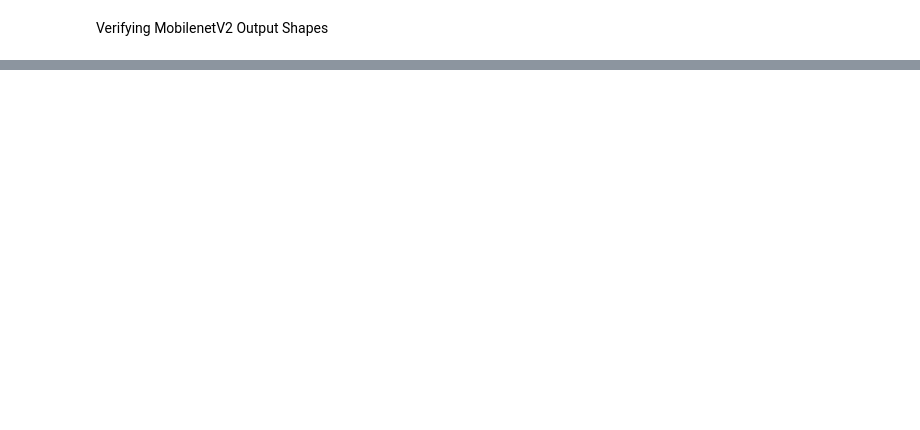
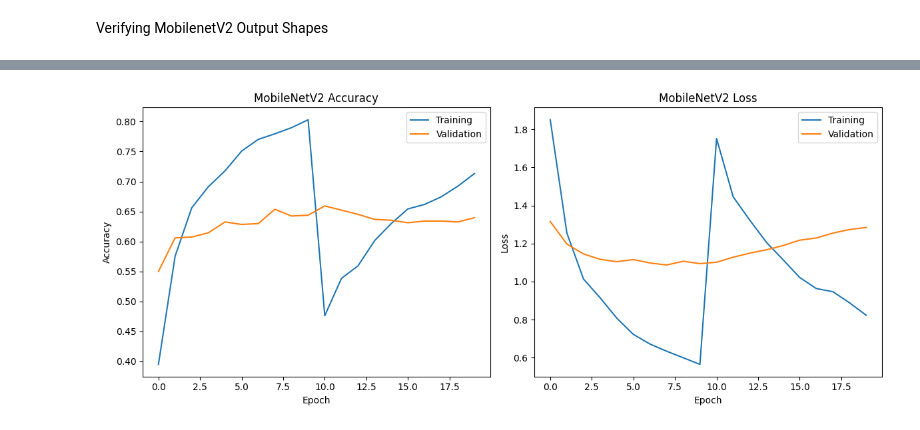
Before and after one commit to ChamiruGajasinghe/NEXORA_CNN, a Jupyter notebook: Chamiru_Pretrained_Models_updated_05_10_2026.ipynb, the cells around one changed output, grey strips where cells are left out. Saved outputs shown, nothing was run; the diff lists cells and outputs as text; code cells hidden in the pictures; blank space fills up the shorter version.

Commit message:
Fixed the errors in the MobileNetV2 in sizing and Created the Mobilenetv3 small and trained and compared

```diff
--- a/Chamiru_Pretrained_Models_updated_05_10_2026.ipynb
+++ b/Chamiru_Pretrained_Models_updated_05_10_2026.ipynb
@@ -325,0 +530,16 @@ WARNING: 'train_ds' is not loaded in memory. Please execute your data preparatio
+# %%
+model_mobilenet_v3.compile(
+    optimizer=keras.optimizers.Adam(
+        learning_rate=0.001
+    ),
+    loss="sparse_categorical_crossentropy",
+    metrics=["accuracy"]
+)
+
+start_time = time.time()
+history_v3_frozen = model_mobilenet_v3.fit(
+    train_ds,
+    validation_data=val_ds,
+    epochs=10
+)
+v3_frozen_time = time.time() - start_time
@@ -325,0 +618,82 @@ WARNING: 'train_ds' is not loaded in memory. Please execute your data preparatio
+# %%
+# Combine history for MobileNetV2
+v2_accuracy = (
+    history_v2_frozen.history["accuracy"] +
+    history_v2_fine.history["accuracy"]
+)
+v2_val_accuracy = (
+    history_v2_frozen.history["val_accuracy"] +
+    history_v2_fine.history["val_accuracy"]
+)
+v2_loss = (
+    history_v2_frozen.history["loss"] +
+    history_v2_fine.history["loss"]
+)
+v2_val_loss = (
+    history_v2_frozen.history["val_loss"] +
+    history_v2_fine.history["val_loss"]
+)
+
+# Combine history for MobileNetV3
+v3_accuracy = (
+    history_v3_frozen.history["accuracy"] +
+    history_v3_fine.history["accuracy"]
+)
+v3_val_accuracy = (
+    history_v3_frozen.history["val_accuracy"] +
+    history_v3_fine.history["val_accuracy"]
+)
+v3_loss = (
+    history_v3_frozen.history["loss"] +
+    history_v3_fine.history["loss"]
+)
+v3_val_loss = (
+    history_v3_frozen.history["val_loss"] +
+    history_v3_fine.history["val_loss"]
+)
+
+# Plot MobileNetV2 Results
+plt.figure(figsize=(12, 5))
+
+plt.subplot(1, 2, 1)
+plt.plot(v2_accuracy, label="Training")
+plt.plot(v2_val_accuracy, label="Validation")
+plt.xlabel("Epoch")
+plt.ylabel("Accuracy")
+plt.title("MobileNetV2 Accuracy")
+plt.legend()
+
+plt.subplot(1, 2, 2)
+plt.plot(v2_loss, label="Training")
+plt.plot(v2_val_loss, label="Validation")
+plt.xlabel("Epoch")
+plt.ylabel("Loss")
+plt.title("MobileNetV2 Loss")
+plt.legend()
+
+plt.tight_layout()
+plt.show()
+
+# Plot MobileNetV3 Results
+plt.figure(figsize=(12, 5))
+
+plt.subplot(1, 2, 1)
+plt.plot(v3_accuracy, label="Training")
+plt.plot(v3_val_accuracy, label="Validation")
+plt.xlabel("Epoch")
+plt.ylabel("Accuracy")
+plt.title("MobileNetV3Small Accuracy")
+plt.legend()
+
+plt.subplot(1, 2, 2)
+plt.plot(v3_loss, label="Training")
+plt.plot(v3_val_loss, label="Validation")
+plt.xlabel("Epoch")
+plt.ylabel("Loss")
+plt.title("MobileNetV3Small Loss")
+plt.legend()
+
+plt.tight_layout()
+plt.show()
+# %% [output]
+[figure, added]
```
Also changed, not shown: parts of 39 cells of this notebook.
